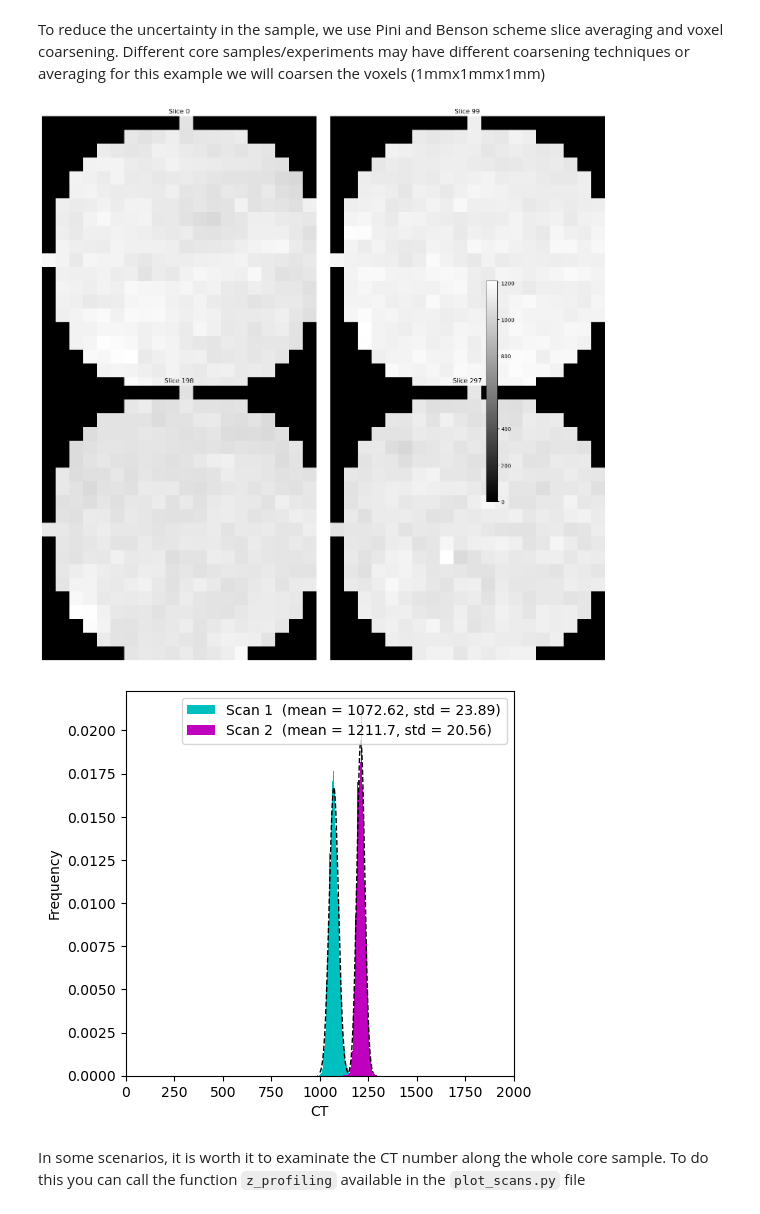
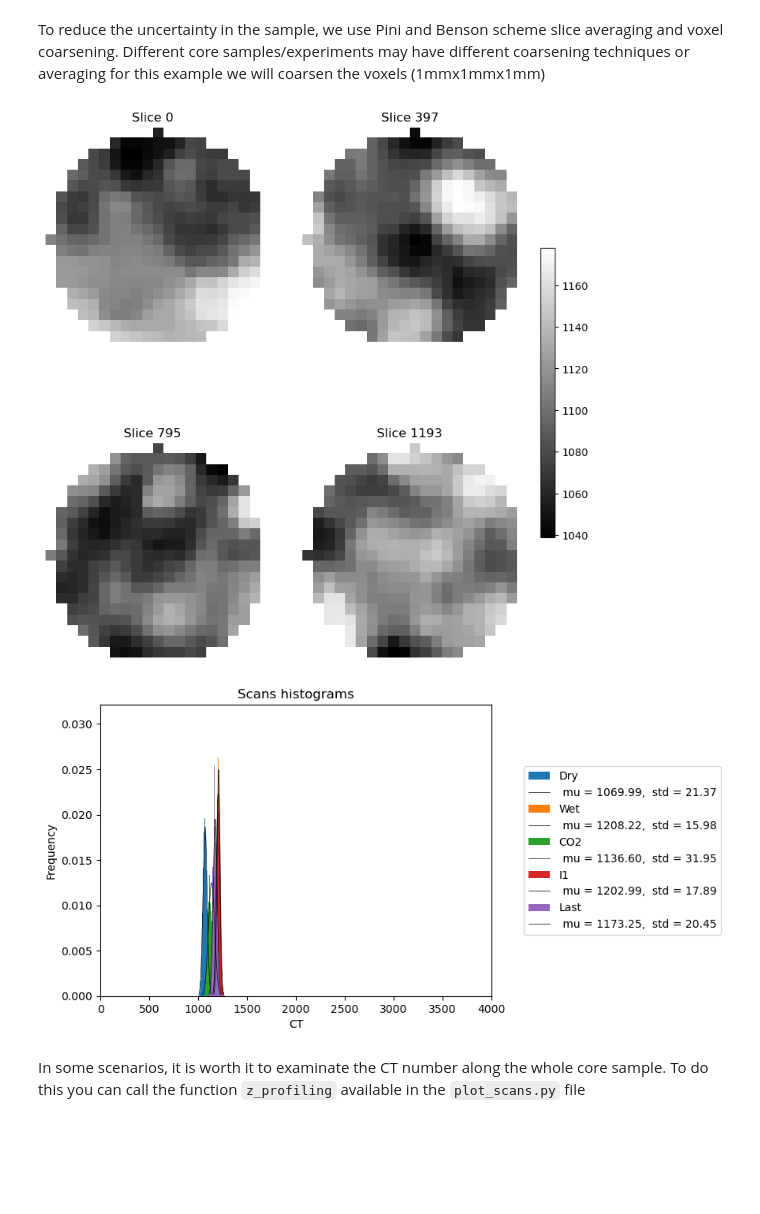
Before and after one commit to jimindzhou/ct_scanner_, a Jupyter notebook: EX2.ipynb, the cells around one changed output. Cells and saved outputs as stored; diff of their text form; code cells hidden in the pictures; blank space fills up the shorter version.

```diff
--- a/EX2.ipynb
+++ b/EX2.ipynb
@@ -11,7 +11,7 @@ Let's read the data available to perform the processing
 - Wet scans
 - Two-phase scans
 # %%
-main_path = 'C:/Users/ubillusj/Desktop/ct_scanner_/Almostafa/CO2/'
+main_path = 'E:/GITHUB-DATA/EX1/'
 # Dry scans
 dry_1 = 'Dry_1/' ; dry_2 = 'Dry_2/'
 # Wet scans
@@ -50,10 +50,10 @@ ps.compare_scans(sdict)
 Once the scans are centered/aligned, it is always necessary to extract only the core sample data. We can use the function `readers_preprocessing.mask_images(*args)`
 # %%
 # crop dry images
-d1m = rp.mask_images(d1a,256,256,67,1,1196) ; d2m = rp.mask_images(d2a,256,256,67,1,1196)
-w1m = rp.mask_images(w1a,256,256,67,1,1196) ; w2m = rp.mask_images(w2a,256,256,67,1,1196)
-c1m = rp.mask_images(c1a,256,256,67,1,1196) ; c2m = rp.mask_images(c2a,256,256,67,1,1196)
-m2m = rp.mask_images(m2a,256,256,67,1,1196) ; lsm = rp.mask_images(lsa,256,256,67,1,1196)
+d1m = rp.mask_images(d1a,67,1,1196) ; d2m = rp.mask_images(d2a,67,1,1196)
+w1m = rp.mask_images(w1a,67,1,1196) ; w2m = rp.mask_images(w2a,67,1,1196)
+c1m = rp.mask_images(c1a,67,1,1196) ; c2m = rp.mask_images(c2a,67,1,1196)
+m2m = rp.mask_images(m2a,67,1,1196) ; lsm = rp.mask_images(lsa,67,1,1196)
 # %%
 # Plot slices
 ps.plot_slices(d1m,3,3)
@@ -93,20 +94,21 @@ m2coarse = rp.resample(m2m,5,[1,1,1])
 lscoarse = rp.resample(lsm,5,[1,1,1])
 
 # We want to erase the edges of the images, because they are affected by the zero values of the background
-df = rp.mask_images(dcoarse,17,17,10,1,1196)
-wf = rp.mask_images(wcoarse,17,17,10,1,1196)
-cf = rp.mask_images(ccoarse,17,17,10,1,1196)
-m2f = rp.mask_images(m2coarse,17,17,10,1,1196)
-lsf = rp.mask_images(lscoarse,17,17,10,1,1196)
+df = rp.mask_images(dcoarse,10,1,1196)
+wf = rp.mask_images(wcoarse,10,1,1196)
+cf = rp.mask_images(ccoarse,10,1,1196)
+m2f = rp.mask_images(m2coarse,10,1,1196)
+lsf = rp.mask_images(lscoarse,10,1,1196)
 # %%
 # Plot coarsen slices
 ps.plot_slices(df,2,2)
 # %% [output]
-[figure, old version]
+[figure, new version]
 # %%
 # Plot histograms of the coarsen scans
-ps.plot_multiple_histograms(df,wf)
+fdict = {'Dry':df,'Wet':wf,'CO2':cf,'I1':m2f,'Last':lsf}
+ps.plot_multiple_histograms(fdict)
 # %% [output]
-[figure, old version]
+[figure, new version]
 # %% [markdown]
 In some scenarios, it is worth it to examinate the CT number along the whole core sample. To do this you can call the function `z_profiling` available in the `plot_scans.py` file
```
Also changed, not shown: parts of 9 cells of this notebook, 4 other files.
